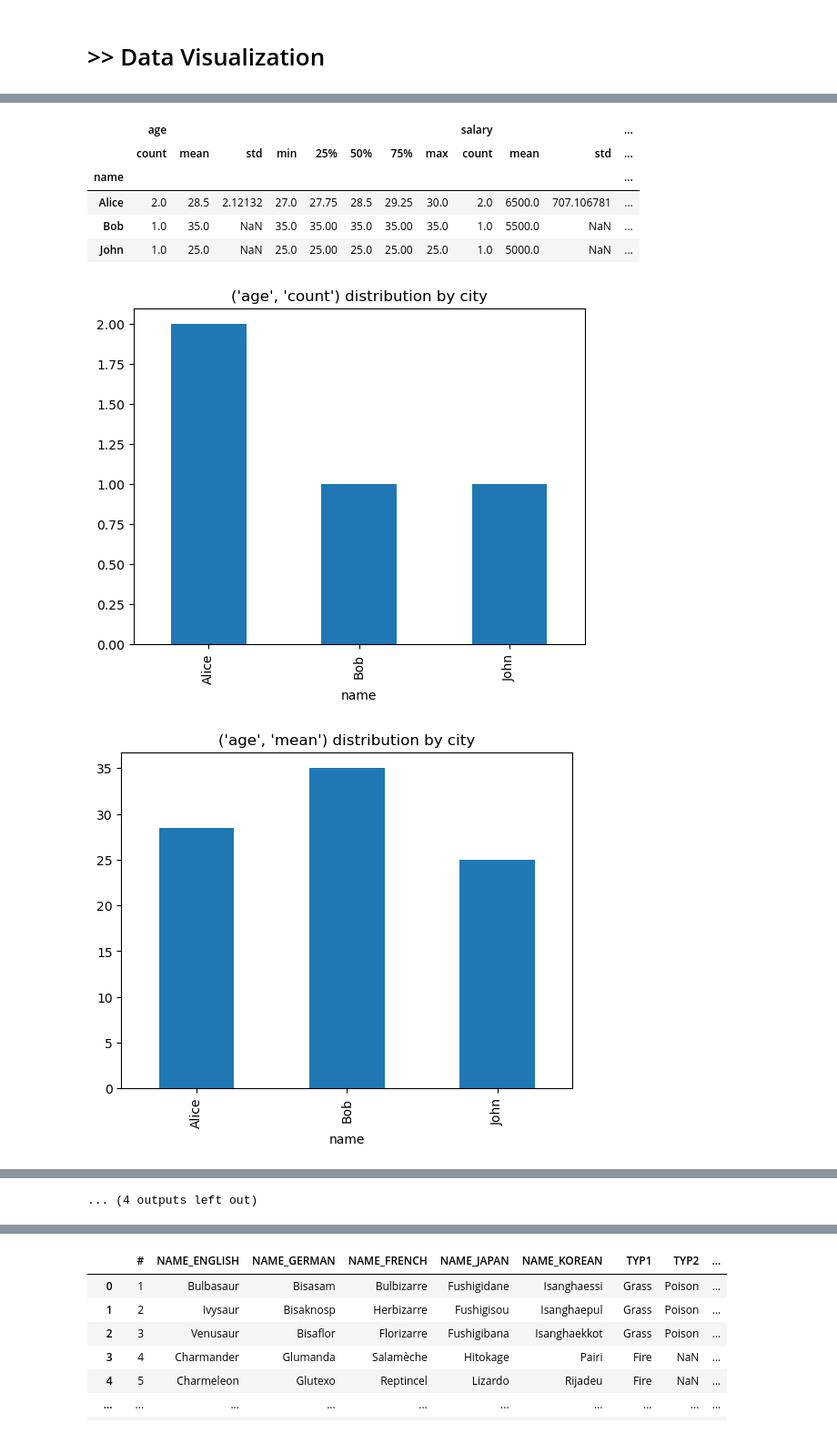
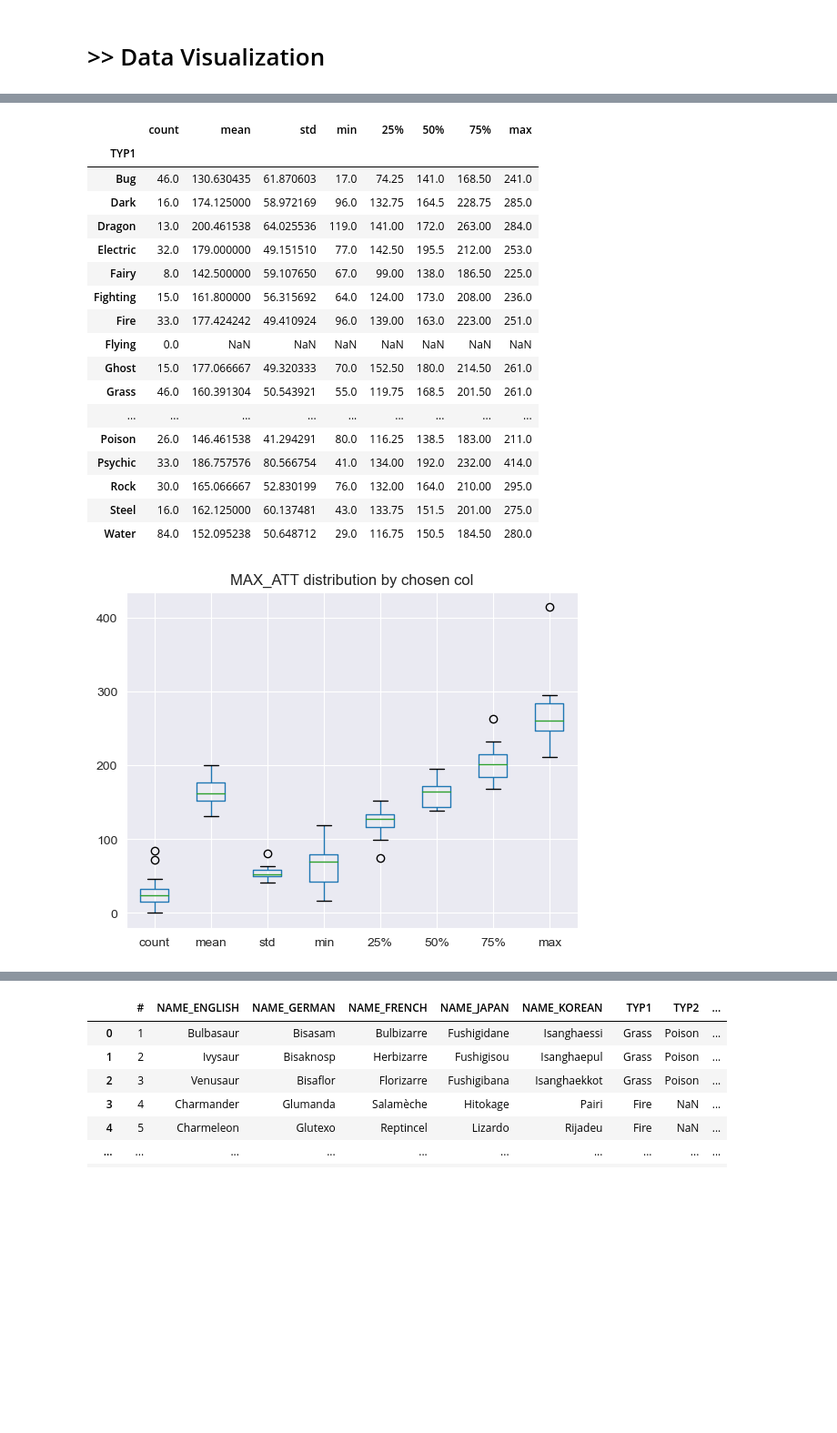
Before and after one commit to johndef64/pyutilities_datascience, a Jupyter notebook: general_utilities.ipynb, the cells around one changed output, grey strips where cells are left out. Shown at 91% size. Drawn from its saved outputs; the diff is of its cells as text; code cells hidden in the pictures; blank space fills up the shorter version.

```diff
--- a/general_utilities.ipynb
+++ b/general_utilities.ipynb
@@ -451,7 +461,8 @@ data = {
 }
 df = pd.DataFrame(data)
 
-# Perform groupby and describe
-#df = poke_go
+#---------------------------------------------------------
+df = poke_go
 grouped_data = df.groupby(pd_choose_col(df)).describe()
 #grouped_data = pd_groupby_describe(df)
+grouped_data
@@ -458,24 +490,33 @@ grouped_data = df.groupby(pd_choose_col(df)).describe()
 # %%
-grouped_data
+grouped_data['MAX_ATT']
 # %% [output]
-|  | age |  |  |  |  |  |  |  | salary |  |  | ... |
-|  | count | mean | std | min | 25% | 50% | 75% | max | count | mean | std | ... |
-| name |  |  |  |  |  |  |  |  |  |  |  | ... |
-| Alice | 2.0 | 28.5 | 2.12132 | 27.0 | 27.75 | 28.5 | 29.25 | 30.0 | 2.0 | 6500.0 | 707.106781 | ... |
-| Bob | 1.0 | 35.0 | NaN | 35.0 | 35.00 | 35.0 | 35.00 | 35.0 | 1.0 | 5500.0 | NaN | ... |
-| John | 1.0 | 25.0 | NaN | 25.0 | 25.00 | 25.0 | 25.00 | 25.0 | 1.0 | 5000.0 | NaN | ... |
+|  | count | mean | std | min | 25% | 50% | 75% | max |
+| TYP1 |  |  |  |  |  |  |  |  |
+| Bug | 46.0 | 130.630435 | 61.870603 | 17.0 | 74.25 | 141.0 | 168.50 | 241.0 |
+| Dark | 16.0 | 174.125000 | 58.972169 | 96.0 | 132.75 | 164.5 | 228.75 | 285.0 |
+| Dragon | 13.0 | 200.461538 | 64.025536 | 119.0 | 141.00 | 172.0 | 263.00 | 284.0 |
+| Electric | 32.0 | 179.000000 | 49.151510 | 77.0 | 142.50 | 195.5 | 212.00 | 253.0 |
+| Fairy | 8.0 | 142.500000 | 59.107650 | 67.0 | 99.00 | 138.0 | 186.50 | 225.0 |
+| Fighting | 15.0 | 161.800000 | 56.315692 | 64.0 | 124.00 | 173.0 | 208.00 | 236.0 |
+| Fire | 33.0 | 177.424242 | 49.410924 | 96.0 | 139.00 | 163.0 | 223.00 | 251.0 |
+| Flying | 0.0 | NaN | NaN | NaN | NaN | NaN | NaN | NaN |
+| Ghost | 15.0 | 177.066667 | 49.320333 | 70.0 | 152.50 | 180.0 | 214.50 | 261.0 |
+| Grass | 46.0 | 160.391304 | 50.543921 | 55.0 | 119.75 | 168.5 | 201.50 | 261.0 |
+| ... | ... | ... | ... | ... | ... | ... | ... | ... |
+| Poison | 26.0 | 146.461538 | 41.294291 | 80.0 | 116.25 | 138.5 | 183.00 | 211.0 |
+| Psychic | 33.0 | 186.757576 | 80.566754 | 41.0 | 134.00 | 192.0 | 232.00 | 414.0 |
+| Rock | 30.0 | 165.066667 | 52.830199 | 76.0 | 132.00 | 164.0 | 210.00 | 295.0 |
+| Steel | 16.0 | 162.125000 | 60.137481 | 43.0 | 133.75 | 151.5 | 201.00 | 275.0 |
+| Water | 84.0 | 152.095238 | 50.648712 | 29.0 | 116.75 | 150.5 | 184.50 | 280.0 |
 # %%
+# Visualize string columns
+#include = pd_choose(['number','object','bool','category','datetime'])
+#string_columns = grouped_data.select_dtypes(include=include).columns
 
-# Visualize string columns
-include = pd_choose(['number','object','bool','category','datetime'])
-string_columns = grouped_data.select_dtypes(include=include).columns
-for column in string_columns:
-    if column in grouped_data.columns:
-        grouped_data[column].plot(kind='bar')
-        plt.title(f"{column} distribution by city")
-        plt.show()
-    else:
-        print(f"Column '{column}' does not exist in the DataFrame.")
+column = 'MAX_ATT'
+grouped_data[column].boxplot()
+#grouped_data[column].plot(kind='bar')
+plt.title(f"{column} distribution by chosen col")
+plt.show()
 # %% [output]
-[figure, old version]
+[figure, new version]
-[figure, removed]
@@ -492 +522,0 @@ for column in string_columns:
-... (4 outputs left out)
```
Also changed, not shown: parts of 19 cells of this notebook.
